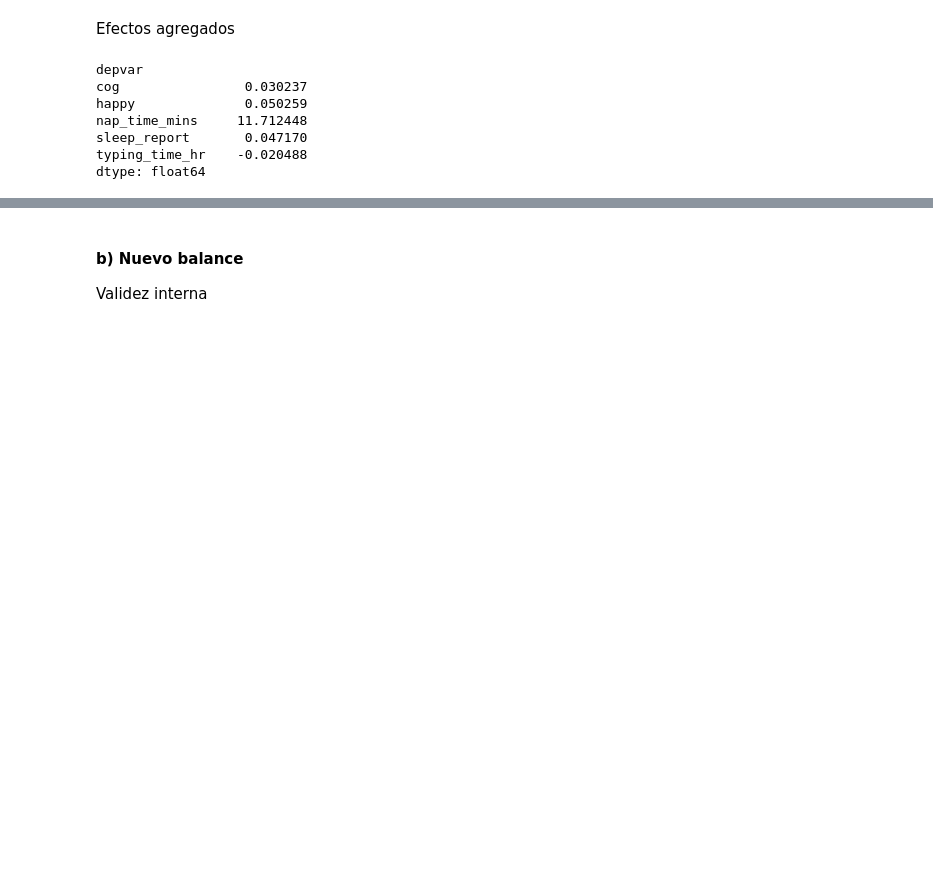
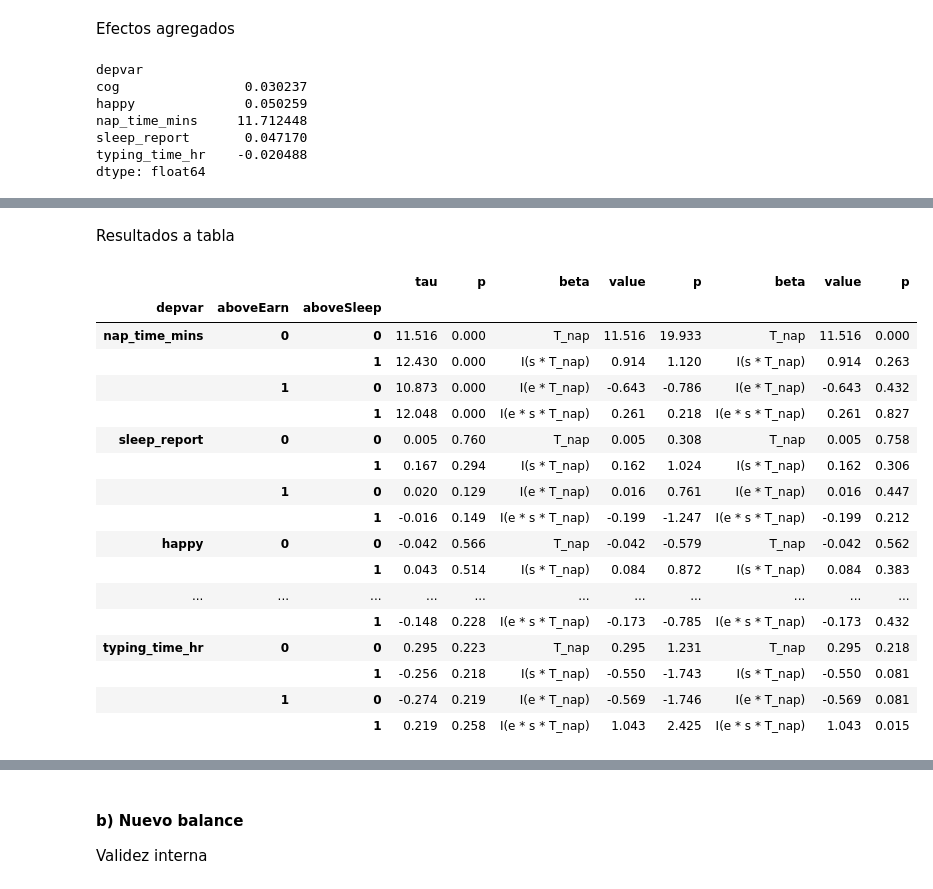
Before and after one commit to ArturoSbr/EmtrAp-hw01, a Jupyter notebook: cod/main.ipynb, the cells around one changed output, grey strips where cells are left out. Drawn from its saved outputs; the diff is of its cells as text; code cells hidden in the pictures; blank space fills up the shorter version.

```diff
--- a/cod/main.ipynb
+++ b/cod/main.ipynb
@@ -370 +369,29 @@ t.round(3)
+# %% [markdown]
+Resultados a tabla
+# %%
+# Unir resultados
+t = pd.concat(ates, axis=1).reset_index()
+t = t.set_index(['depvar','aboveEarn','aboveSleep'])
+
+# Visualizar
+t.round(3)
+# %% [output]
+|  |  |  | tau | p | beta | value | p | beta | value | p |
+| depvar | aboveEarn | aboveSleep |  |  |  |  |  |  |  |  |
+| nap_time_mins | 0 | 0 | 11.516 | 0.000 | T_nap | 11.516 | 19.933 | T_nap | 11.516 | 0.000 |
+|  |  | 1 | 12.430 | 0.000 | I(s * T_nap) | 0.914 | 1.120 | I(s * T_nap) | 0.914 | 0.263 |
+|  | 1 | 0 | 10.873 | 0.000 | I(e * T_nap) | -0.643 | -0.786 | I(e * T_nap) | -0.643 | 0.432 |
+|  |  | 1 | 12.048 | 0.000 | I(e * s * T_nap) | 0.261 | 0.218 | I(e * s * T_nap) | 0.261 | 0.827 |
+| sleep_report | 0 | 0 | 0.005 | 0.760 | T_nap | 0.005 | 0.308 | T_nap | 0.005 | 0.758 |
+|  |  | 1 | 0.167 | 0.294 | I(s * T_nap) | 0.162 | 1.024 | I(s * T_nap) | 0.162 | 0.306 |
+|  | 1 | 0 | 0.020 | 0.129 | I(e * T_nap) | 0.016 | 0.761 | I(e * T_nap) | 0.016 | 0.447 |
+|  |  | 1 | -0.016 | 0.149 | I(e * s * T_nap) | -0.199 | -1.247 | I(e * s * T_nap) | -0.199 | 0.212 |
+| happy | 0 | 0 | -0.042 | 0.566 | T_nap | -0.042 | -0.579 | T_nap | -0.042 | 0.562 |
+|  |  | 1 | 0.043 | 0.514 | I(s * T_nap) | 0.084 | 0.872 | I(s * T_nap) | 0.084 | 0.383 |
+| ... | ... | ... | ... | ... | ... | ... | ... | ... | ... | ... |
+|  |  | 1 | -0.148 | 0.228 | I(e * s * T_nap) | -0.173 | -0.785 | I(e * s * T_nap) | -0.173 | 0.432 |
+| typing_time_hr | 0 | 0 | 0.295 | 0.223 | T_nap | 0.295 | 1.231 | T_nap | 0.295 | 0.218 |
+|  |  | 1 | -0.256 | 0.218 | I(s * T_nap) | -0.550 | -1.743 | I(s * T_nap) | -0.550 | 0.081 |
+|  | 1 | 0 | -0.274 | 0.219 | I(e * T_nap) | -0.569 | -1.746 | I(e * T_nap) | -0.569 | 0.081 |
+|  |  | 1 | 0.219 | 0.258 | I(e * s * T_nap) | 1.043 | 2.425 | I(e * s * T_nap) | 1.043 | 0.015 |
 # %% [markdown]
```
Also changed, not shown: parts of 23 cells of this notebook.
